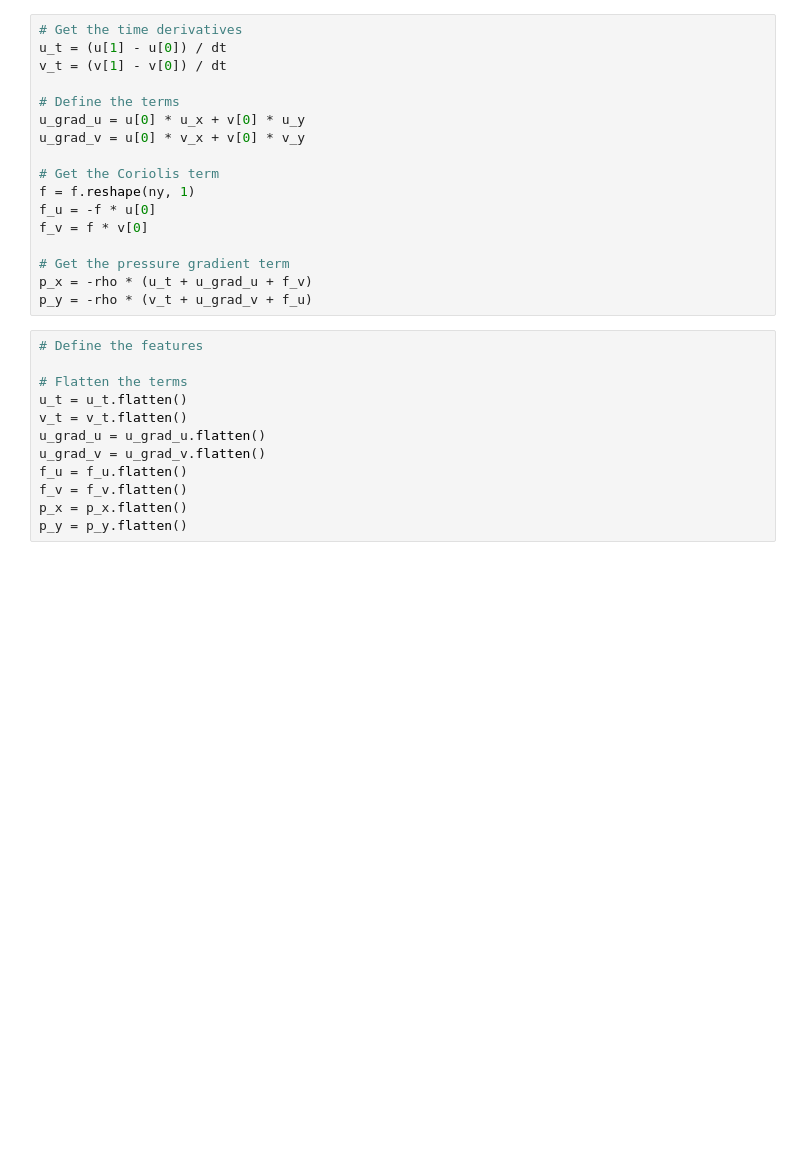
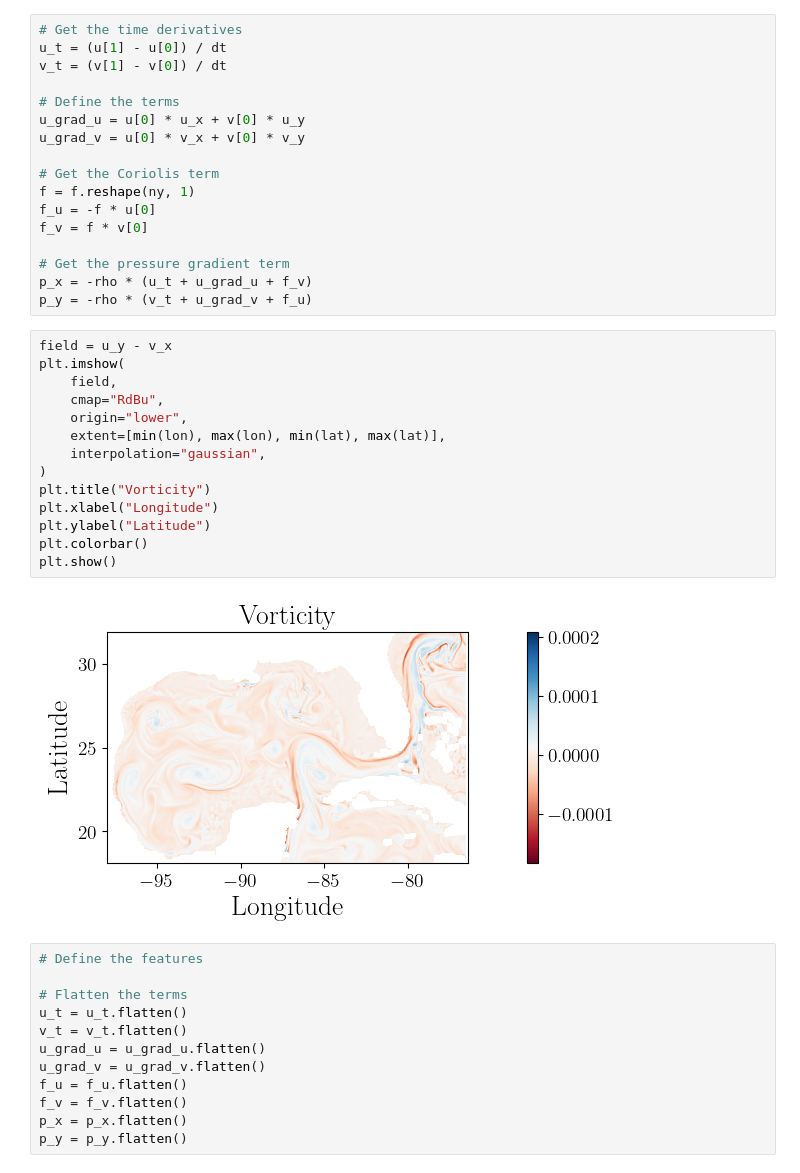
Before and after one commit to tbreitburd/Learning-Dominant-Physical-Processes-using-Unsupervised-Learning-Techniques-, a Jupyter notebook: Notebooks/Geostrophic_Balance.ipynb, the cells around one changed output. Drawn from its saved outputs; the diff is of its cells as text; blank space fills up the shorter version.

```diff
--- a/Notebooks/Geostrophic_Balance.ipynb
+++ b/Notebooks/Geostrophic_Balance.ipynb
@@ -178,6 +181,22 @@ f_v = f * v[0]
 # Get the pressure gradient term
 p_x = -rho * (u_t + u_grad_u + f_v)
 p_y = -rho * (v_t + u_grad_v + f_u)
+# %%
+field = u_y - v_x
+plt.imshow(
+    field,
+    cmap="RdBu",
+    origin="lower",
+    extent=[min(lon), max(lon), min(lat), max(lat)],
+    interpolation="gaussian",
+)
+plt.title("Vorticity")
+plt.xlabel("Longitude")
+plt.ylabel("Latitude")
+plt.colorbar()
+plt.show()
+# %% [output]
+[figure, added]
 # %%
 # Define the features
 
```
Also changed, not shown: parts of 10 cells of this notebook.
